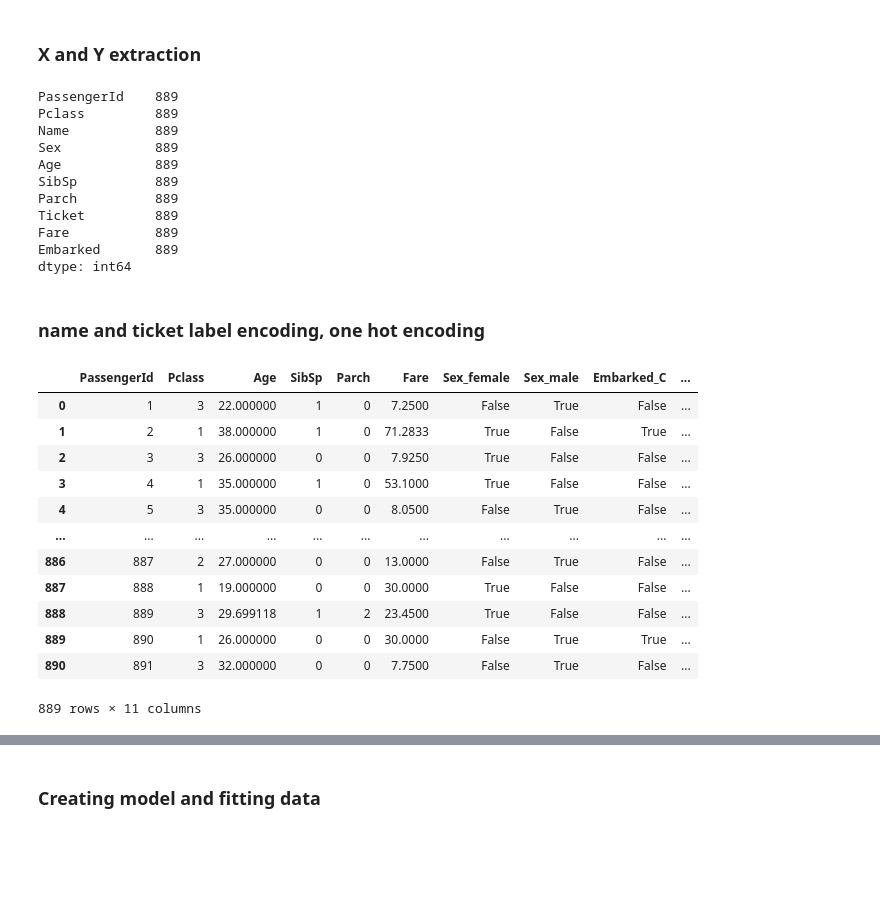
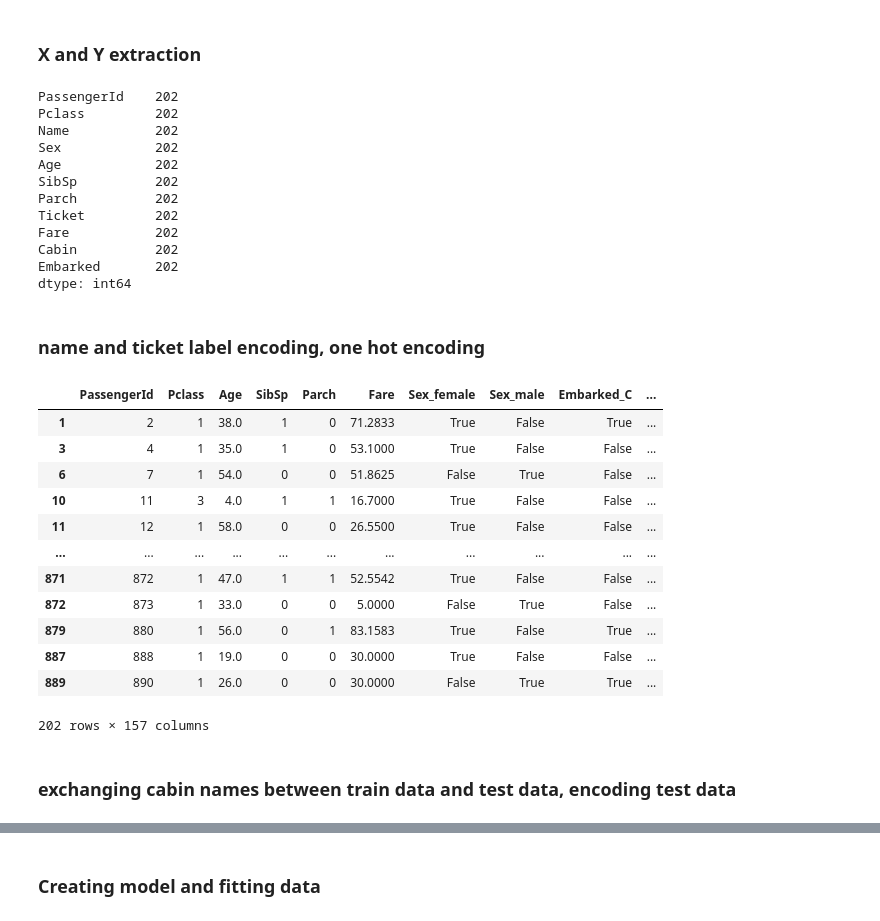
Before and after one commit to kurczakooo/kaggle-titanic-competition, a Jupyter notebook: titanic-competition.ipynb, the cells around one changed output, grey strips where cells are left out. Drawn from its saved outputs; the diff is of its cells as text; code cells hidden in the pictures; blank space fills up the shorter version.

Commit message:
started to implement cabin data usage but its complicated, left some notes for myself

```diff
--- a/titanic-competition.ipynb
+++ b/titanic-competition.ipynb
@@ -52,6 +52,8 @@ train['Age'].describe()
 #don't know if this is the right move, buti know it's better than zero
 
 train['Cabin'].value_counts(dropna=False)
+#CHANGE OF PLANS, I DROP ALL THE COLUMNS WHERE CABIN IS NAN
+train = train.dropna(subset=['Cabin'])
 #still don't know what to do with this one theres a lot of nans 687 out of 891
 #as of right now i'll just ignore this column even tho it seems important.
 
@@ -66,58 +68,61 @@ train = train.fillna({'Age':29.699118})
 y = train['Survived']
 
 # all columns
-# ['PassengerId', 'Pclass', 'Name', 'Sex', 'Age', 'SibSp', 'Parch', 'Ticket', 'Fare', 'Cabin', 'Embarked']
+x_columns = ['PassengerId', 'Pclass', 'Name', 'Sex', 'Age', 'SibSp', 'Parch', 'Ticket', 'Fare', 'Cabin', 'Embarked']
 
 # Ignoring Cabin
-x_columns = ['PassengerId', 'Pclass', 'Name', 'Sex', 'Age', 'SibSp', 'Parch', 'Ticket', 'Fare', 'Embarked']
+#x_columns = ['PassengerId', 'Pclass', 'Name', 'Sex', 'Age', 'SibSp', 'Parch', 'Ticket', 'Fare', 'Embarked']
 
 X_pre_encoding = train[x_columns]
 X_pre_encoding.isna().sum()
 X_pre_encoding.count()
 # %% [output]
-PassengerId    889
-Pclass         889
-Name           889
-Sex            889
-Age            889
-SibSp          889
-Parch          889
-Ticket         889
-Fare           889
-Embarked       889
+PassengerId    202
+Pclass         202
+Name           202
+Sex            202
+Age            202
+SibSp          202
+Parch          202
+Ticket         202
+Fare           202
+Cabin          202
+Embarked       202
 dtype: int64
 # %% [markdown]
 ### name and ticket label encoding, one hot encoding
 # %%
 from sklearn.preprocessing import LabelEncoder
 
 def encode(df):
     encoder = LabelEncoder()
     #df.loc[:,'names_encoded'] = encoder.fit_transform(df['Name'])
 
     #df.loc[:,'ticket_encoded'] = encoder.fit_transform(df['Ticket'])
 
     df = df.drop(columns=['Name', 'Ticket'])
 
-    df = pd.get_dummies(df, columns=['Sex', 'Embarked'])
+    df = pd.get_dummies(df, columns=['Sex', 'Embarked', 'Cabin'])
 
     return df
 
 
 X = encode(X_pre_encoding)
 
 X
 # %% [output]
 |  | PassengerId | Pclass | Age | SibSp | Parch | Fare | Sex_female | Sex_male | Embarked_C | ... |
-| 0 | 1 | 3 | 22.000000 | 1 | 0 | 7.2500 | False | True | False | ... |
-| 1 | 2 | 1 | 38.000000 | 1 | 0 | 71.2833 | True | False | True | ... |
-| 2 | 3 | 3 | 26.000000 | 0 | 0 | 7.9250 | True | False | False | ... |
-| 3 | 4 | 1 | 35.000000 | 1 | 0 | 53.1000 | True | False | False | ... |
-| 4 | 5 | 3 | 35.000000 | 0 | 0 | 8.0500 | False | True | False | ... |
+| 1 | 2 | 1 | 38.0 | 1 | 0 | 71.2833 | True | False | True | ... |
+| 3 | 4 | 1 | 35.0 | 1 | 0 | 53.1000 | True | False | False | ... |
+| 6 | 7 | 1 | 54.0 | 0 | 0 | 51.8625 | False | True | False | ... |
+| 10 | 11 | 3 | 4.0 | 1 | 1 | 16.7000 | True | False | False | ... |
+| 11 | 12 | 1 | 58.0 | 0 | 0 | 26.5500 | True | False | False | ... |
 | ... | ... | ... | ... | ... | ... | ... | ... | ... | ... | ... |
-| 886 | 887 | 2 | 27.000000 | 0 | 0 | 13.0000 | False | True | False | ... |
-| 887 | 888 | 1 | 19.000000 | 0 | 0 | 30.0000 | True | False | False | ... |
-| 888 | 889 | 3 | 29.699118 | 1 | 2 | 23.4500 | True | False | False | ... |
-| 889 | 890 | 1 | 26.000000 | 0 | 0 | 30.0000 | False | True | True | ... |
-| 890 | 891 | 3 | 32.000000 | 0 | 0 | 7.7500 | False | True | False | ... |
+| 871 | 872 | 1 | 47.0 | 1 | 1 | 52.5542 | True | False | False | ... |
+| 872 | 873 | 1 | 33.0 | 0 | 0 | 5.0000 | False | True | False | ... |
+| 879 | 880 | 1 | 56.0 | 0 | 1 | 83.1583 | True | False | True | ... |
+| 887 | 888 | 1 | 19.0 | 0 | 0 | 30.0000 | True | False | False | ... |
+| 889 | 890 | 1 | 26.0 | 0 | 0 | 30.0000 | False | True | True | ... |
-889 rows × 11 columns
+202 rows × 157 columns
+# %% [markdown]
+### exchanging cabin names between train data and test data, encoding test data
```
Also changed, not shown: parts of 5 cells of this notebook.
